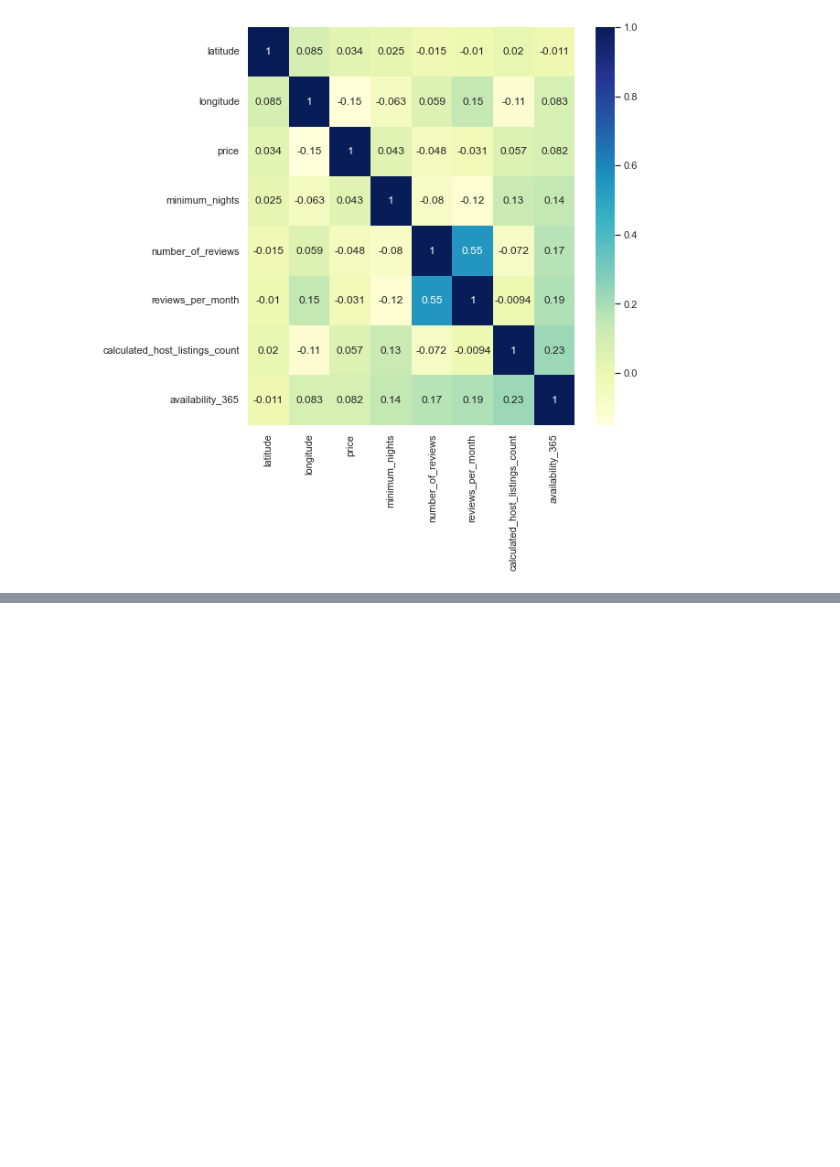
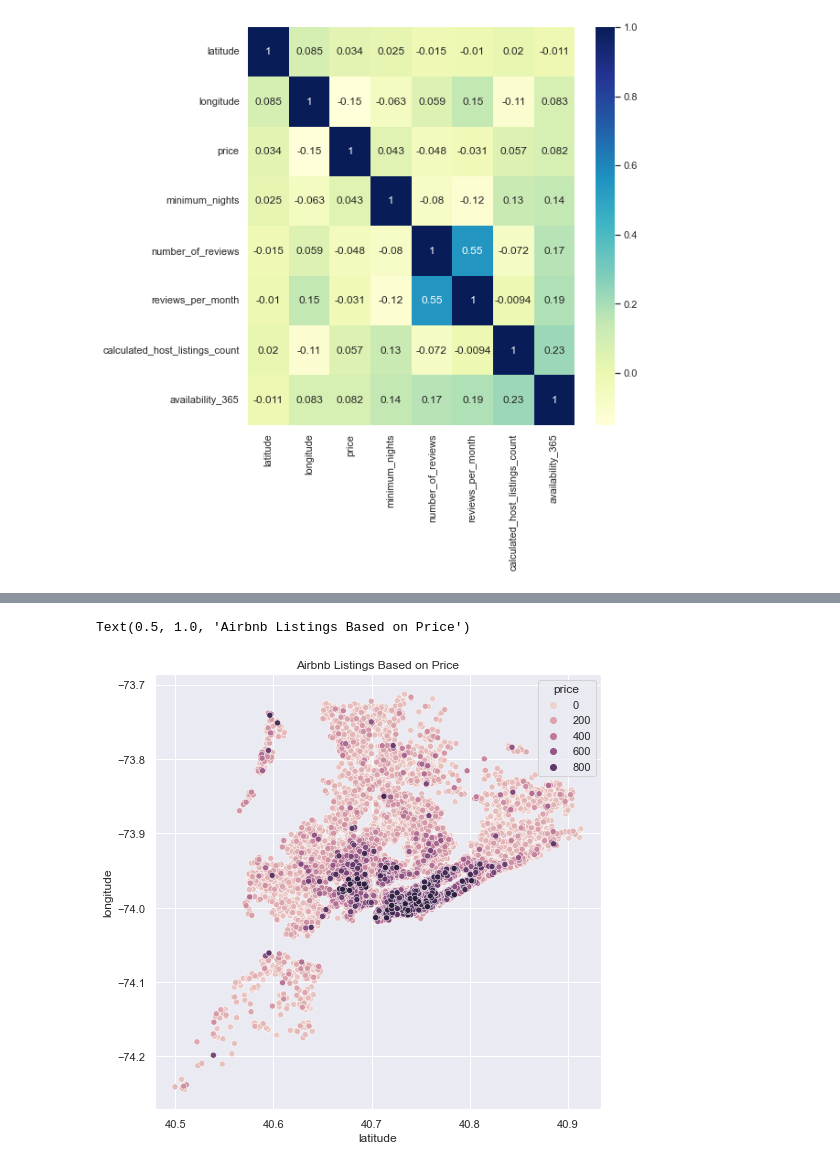
Before and after one commit to svishwanathan01/cse351-hw1, a Jupyter notebook: cse351_hw1_Sabareesh_Vishwanathan_112585006.ipynb, the cells around one changed output, grey strips where cells are left out. Saved outputs shown, nothing was run; the diff lists cells and outputs as text; code cells hidden in the pictures; blank space fills up the shorter version.

```diff
--- a/cse351_hw1_Sabareesh_Vishwanathan_112585006.ipynb
+++ b/cse351_hw1_Sabareesh_Vishwanathan_112585006.ipynb
@@ -190,0 +205,10 @@ plt.show()
+# %%
+# Part B
+# After looking at the graph, it is clear that the most expensive location seems to be Manhattan as the area where the most expensive
+# listings are correspond with where Manhattan is, as seen in the previous scatter plot.
+pricedf = df.copy()
+pricedf = pricedf.loc[pricedf['price'] < 1000].sort_values(by="price")
+sb.scatterplot(data=pricedf, x="latitude", y="longitude", hue="price").set_title("Airbnb Listings Based on Price")
+# %% [output]
+Text(0.5, 1.0, 'Airbnb Listings Based on Price')
+[figure, added]
```
Also changed, not shown: parts of 6 cells of this notebook.
